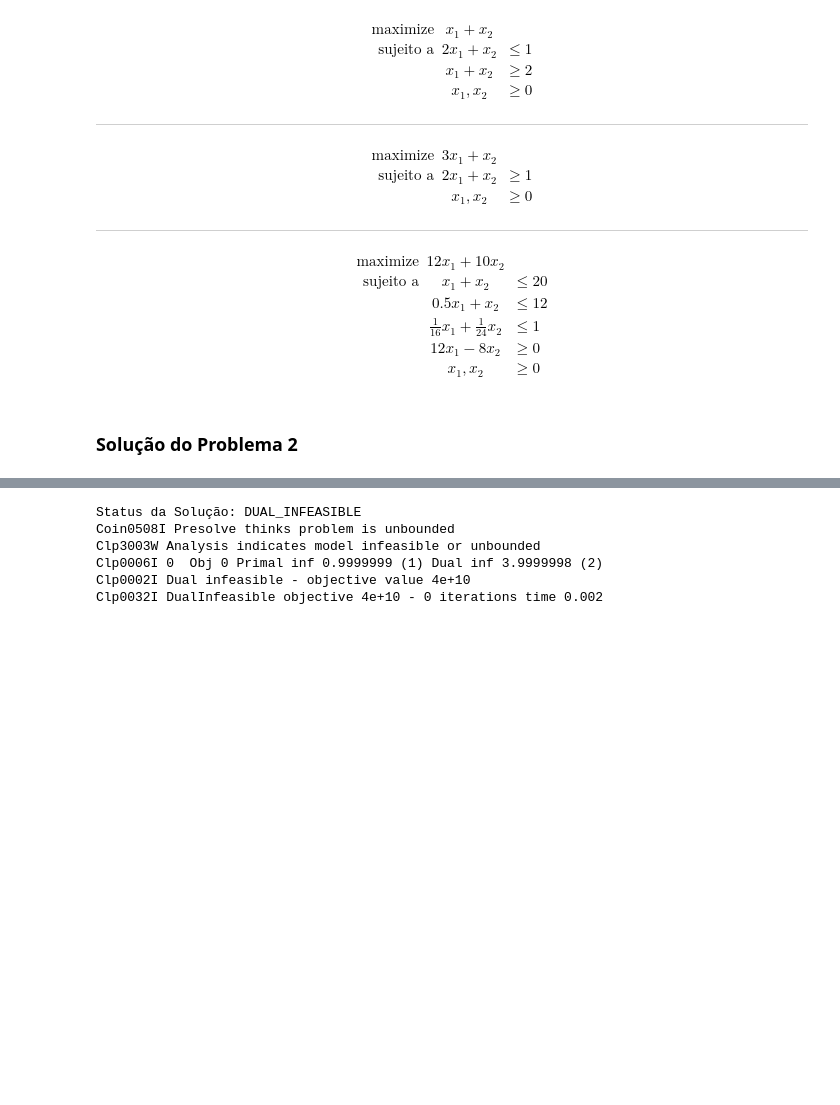
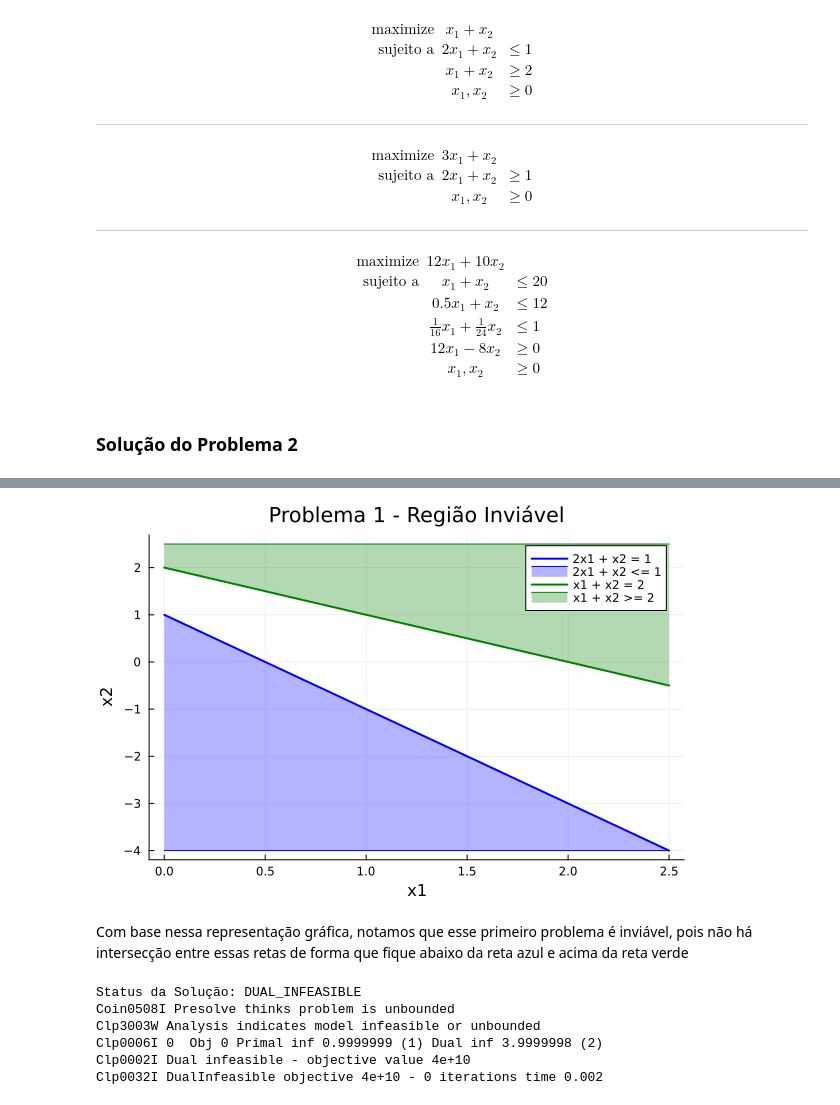
Before and after one commit to wagaojr/intro_otimizacao, a Jupyter notebook: lista1/questao2.ipynb, the cells around one changed output, grey strips where cells are left out. Saved outputs shown, nothing was run; the diff lists cells and outputs as text; code cells hidden in the pictures; blank space fills up the shorter version.

```diff
--- a/lista1/questao2.ipynb
+++ b/lista1/questao2.ipynb
@@ -78,3 +66,27 @@ Clp0032I PrimalInfeasible objective 0 - 1 iterations time 0.002
+# %%
+x1 = 0:0.1:2.5
+
+x2_1 = 1 .- 2 .* x1
+
+x2_upper = fill(2.5, length(x1))
+x2_lower = fill(-4,   length(x1))
+
+x2_2 = 2 .- x1
+
+plot(x1, x2_1, label="2x1 + x2 = 1", color=:blue, linewidth=2)
+plot!(x1, x2_lower, fillrange=x2_1, fillalpha=0.3, label="2x1 + x2 <= 1", color=:blue)
+plot!(x1, x2_2, label="x1 + x2 = 2", color=:green, linewidth=2)
+plot!(x1, x2_upper, fillrange=x2_2, fillalpha=0.3, label="x1 + x2 >= 2", color=:green)
+
+xlabel!("x1")
+ylabel!("x2")
+title!("Problema 1 - Região Inviável")
+
+plot!()
+# %% [output]
+[figure, added]
+# %% [markdown]
+Com base nessa representação gráfica, notamos que esse primeiro problema é inviável, pois não há intersecção entre essas retas de forma que fique abaixo da reta azul e acima da reta verde
 # %%
 m = Model(Clp.Optimizer)
 @variable(m, x1 >= 0)
```
Also changed, not shown: parts of 5 cells of this notebook.
